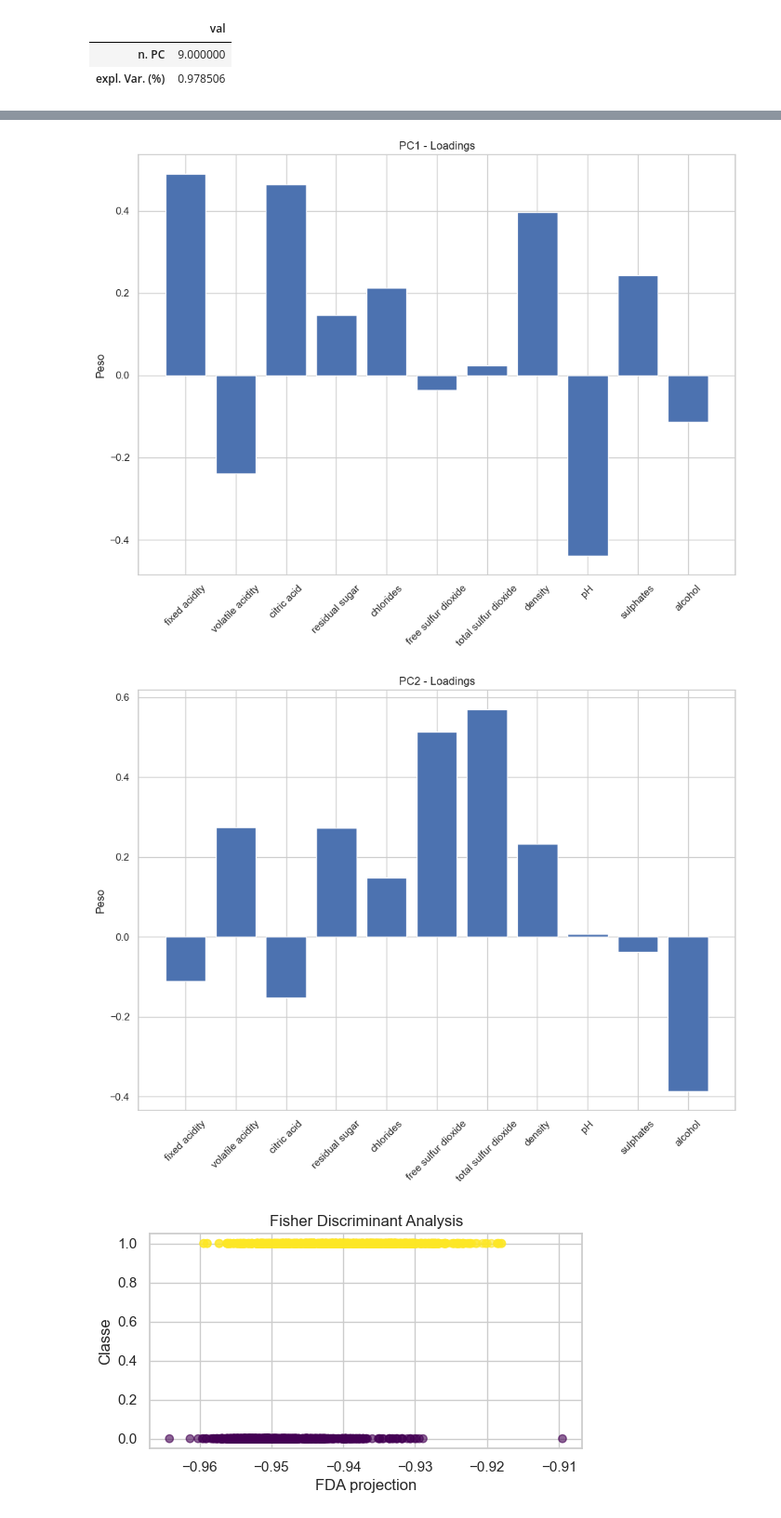
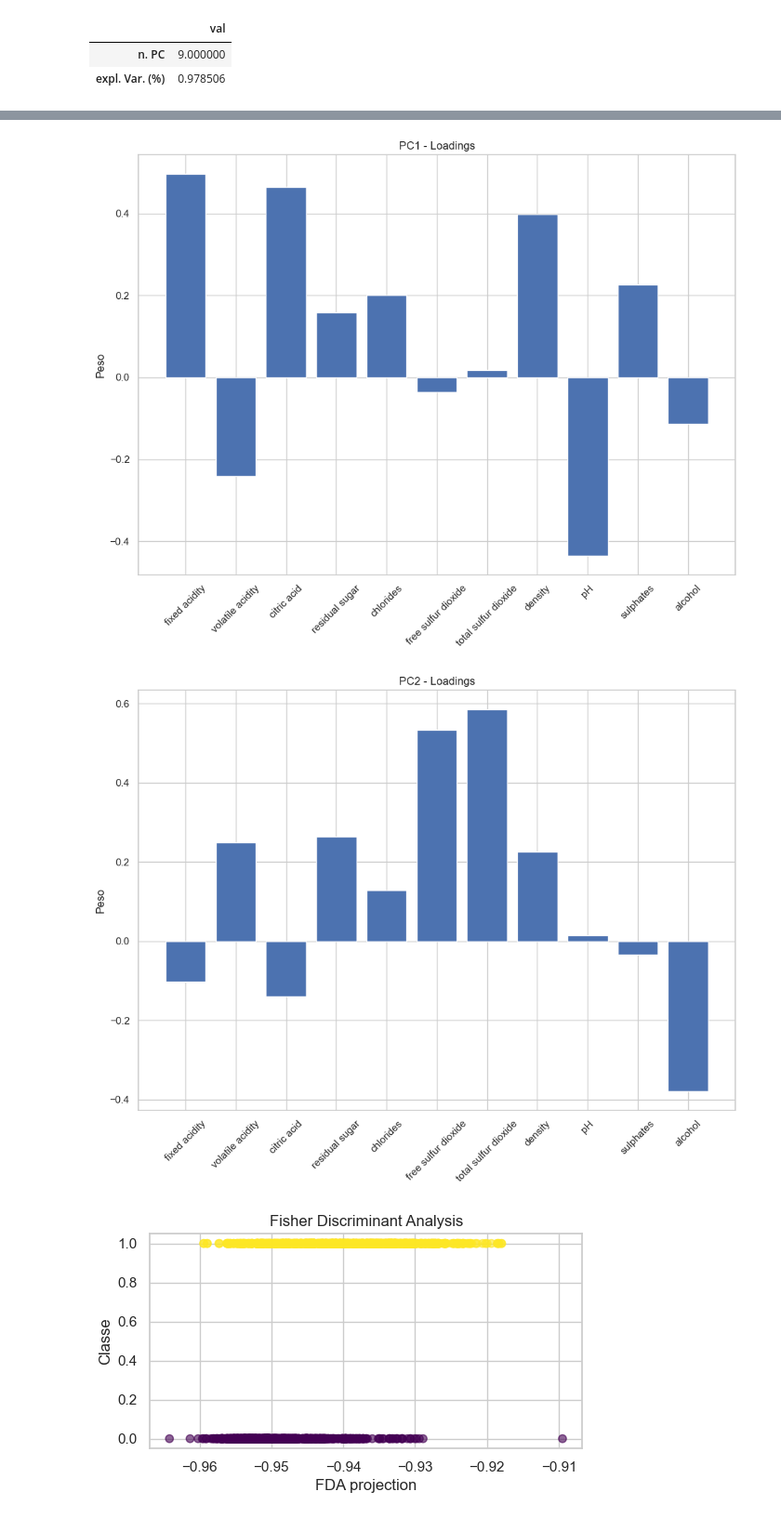
Before and after one commit to frameleee/progetto-MIA, a Jupyter notebook: notebooks/eda.ipynb, the cells around one changed output, grey strips where cells are left out. Shown at 93% size. Cells and saved outputs as stored; diff of their text form; code cells hidden in the pictures.

```diff
--- a/notebooks/eda.ipynb
+++ b/notebooks/eda.ipynb
@@ -222,34 +223,31 @@ display(df_pca)
 # %%
 # PCA per spiegare almeno il 95% della varianza
 pca = PCA(0.95)
-pca.fit(X_scaled)
+pca.fit(X_train_scaled)
 
 # Proiezione nello spazio ridotto
-Y_pca = pca.transform(X_scaled)
+Y_pca = pca.transform(X_train_scaled)
 
 # Etichette della classe (usate per colorare i punti)
-targets = df_red['quality_class']
+targets = y_train
 class_labels = sorted(targets.unique())
 
 # SCORE GRAPH 2D
-
 plt.figure(figsize=(8, 6))
 scatter = plt.scatter(Y_pca[:, 0], Y_pca[:, 1], c=targets.astype('category').cat.codes, cmap='winter', alpha=0.7)
 plt.title('SCORE GRAPH 2D - PCA con varianza ≥ 95%')
 plt.xlabel('PC1')
 plt.ylabel('PC2')
 plt.grid(True)
-
-# Aggiunta legenda
 plt.legend(handles=scatter.legend_elements()[0], labels=class_labels, title='Classe', fontsize='small')
 plt.show()
+
 
 # SCORE GRAPH 3D
 
 fig = plt.figure(figsize=(8, 6))
 ax = fig.add_subplot(111, projection='3d')
-scatter = ax.scatter(Y_pca[:, 0], Y_pca[:, 1], Y_pca[:, 2],
-                     c=targets.astype('category').cat.codes, cmap='winter', alpha=0.7)
+scatter = ax.scatter(Y_pca[:, 0], Y_pca[:, 1], Y_pca[:, 2], c=targets.astype('category').cat.codes, cmap='winter', alpha=0.7)
 
 ax.set_title('SCORE GRAPH 3D - PCA con varianza ≥ 95%')
 ax.set_xlabel('PC1')
@@ -271,32 +269,34 @@ Varianza totale spiegata dalle componenti: 0.9781
 # %%
+feature_names = features.tolist()
+
 # Grafico dei loadings della PC1
 
 plt.figure(figsize=(10, 8))
-plt.bar(np.arange(len(feature_names)), pca_stand_m.components_[0, :])
+plt.bar(np.arange(len(feature_names)), pca.components_[0, :])
 plt.xticks(ticks=np.arange(len(feature_names)),
            labels=feature_names,
            rotation=45)
 plt.title('PC1 - Loadings')
 plt.ylabel('Peso')
 plt.grid(True)
 plt.tight_layout()
 plt.show()
 
 # Grafico dei loadings della PC2
 
 plt.figure(figsize=(10, 8))
-plt.bar(np.arange(len(feature_names)), pca_stand_m.components_[1, :])
+plt.bar(np.arange(len(feature_names)), pca.components_[1, :])
 plt.xticks(ticks=np.arange(len(feature_names)),
            labels=feature_names,
            rotation=45)
 plt.title('PC2 - Loadings')
 plt.ylabel('Peso')
 plt.grid(True)
 plt.tight_layout()
 plt.show()
 # %% [output]
-[figure, old version]
+[figure, new version]
-[figure, old version]
+[figure, new version]
 # %%
 #FDA
 fda = MDA()
```
Also changed, not shown: parts of 3 cells of this notebook.
